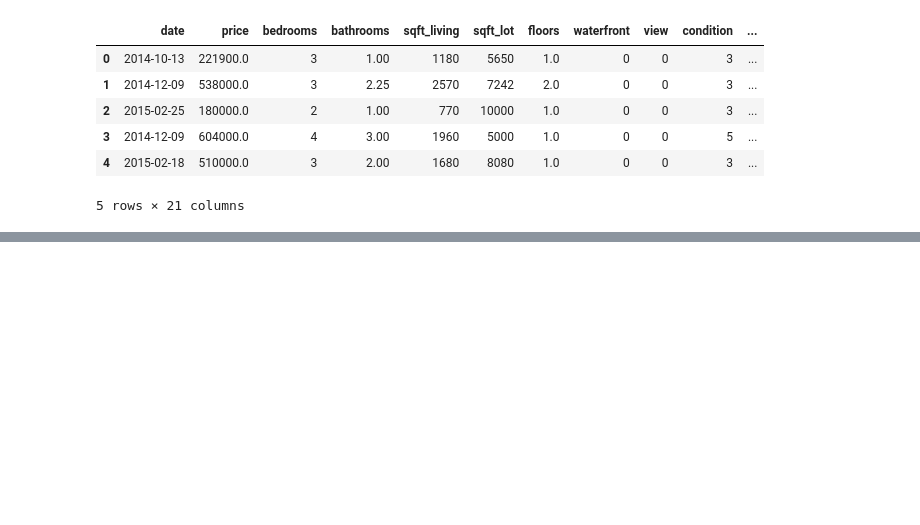
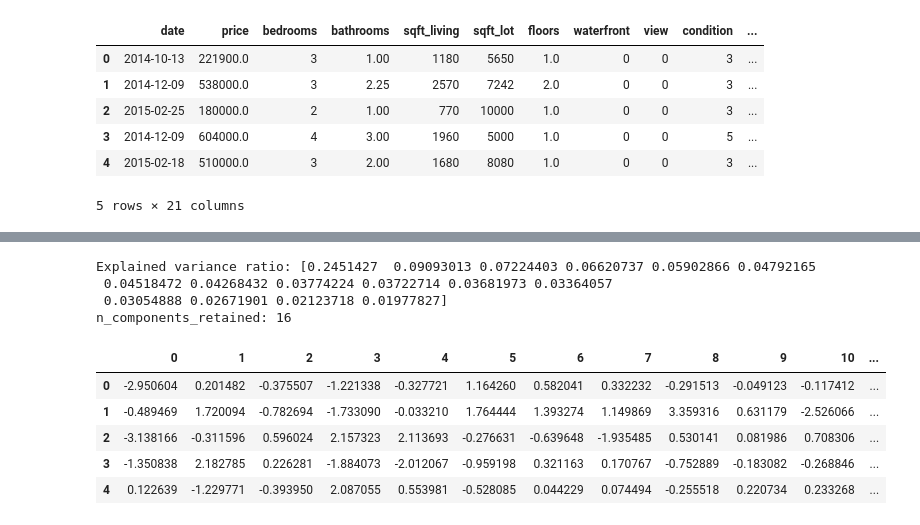
Before and after one commit to ChuHongHeMike/schulich_data_science_he55, a Jupyter notebook: Assignment/A3.ipynb, the cells around one changed output, grey strips where cells are left out. Drawn from its saved outputs; the diff is of its cells as text; code cells hidden in the pictures; blank space fills up the shorter version.

```diff
--- a/Assignment/A3.ipynb
+++ b/Assignment/A3.ipynb
@@ -104,0 +133,32 @@ df1.head()
+# %%
+# Standardize the features
+scaler = StandardScaler()
+df1_std = scaler.fit_transform(df1)
+
+# Perform PCA
+pca = PCA(n_components = 0.9)
+df1_pca = pca.fit_transform(df1_std)
+
+# The transformed data is an array, convert it back into a dataframe
+df1_pca = pd.DataFrame(df1_pca)
+
+# Print the explained variance ratio
+print('Explained variance ratio:', pca.explained_variance_ratio_)
+
+# Print the cumulative explained variance ratio
+cumsum_variance = np.cumsum(pca.explained_variance_ratio_)
+print('n_components_retained:', pca.n_components_)
+
+# Show the first few rows of transformed dataframe
+df1_pca.head()
+# %% [output]
+Explained variance ratio: [0.2451427  0.09093013 0.07224403 0.06620737 0.05902866 0.04792165
+ 0.04518472 0.04268432 0.03774224 0.03722714 0.03681973 0.03364057
+ 0.03054888 0.02671901 0.02123718 0.01977827]
+n_components_retained: 16
+|  | 0 | 1 | 2 | 3 | 4 | 5 | 6 | 7 | 8 | 9 | 10 | ... |
+| 0 | -2.950604 | 0.201482 | -0.375507 | -1.221338 | -0.327721 | 1.164260 | 0.582041 | 0.332232 | -0.291513 | -0.049123 | -0.117412 | ... |
+| 1 | -0.489469 | 1.720094 | -0.782694 | -1.733090 | -0.033210 | 1.764444 | 1.393274 | 1.149869 | 3.359316 | 0.631179 | -2.526066 | ... |
+| 2 | -3.138166 | -0.311596 | 0.596024 | 2.157323 | 2.113693 | -0.276631 | -0.639648 | -1.935485 | 0.530141 | 0.081986 | 0.708306 | ... |
+| 3 | -1.350838 | 2.182785 | 0.226281 | -1.884073 | -2.012067 | -0.959198 | 0.321163 | 0.170767 | -0.752889 | -0.183082 | -0.268846 | ... |
+| 4 | 0.122639 | -1.229771 | -0.393950 | 2.087055 | 0.553981 | -0.528085 | 0.044229 | 0.074494 | -0.255518 | 0.220734 | 0.233268 | ... |
```
Also changed, not shown: parts of 4 cells of this notebook.
